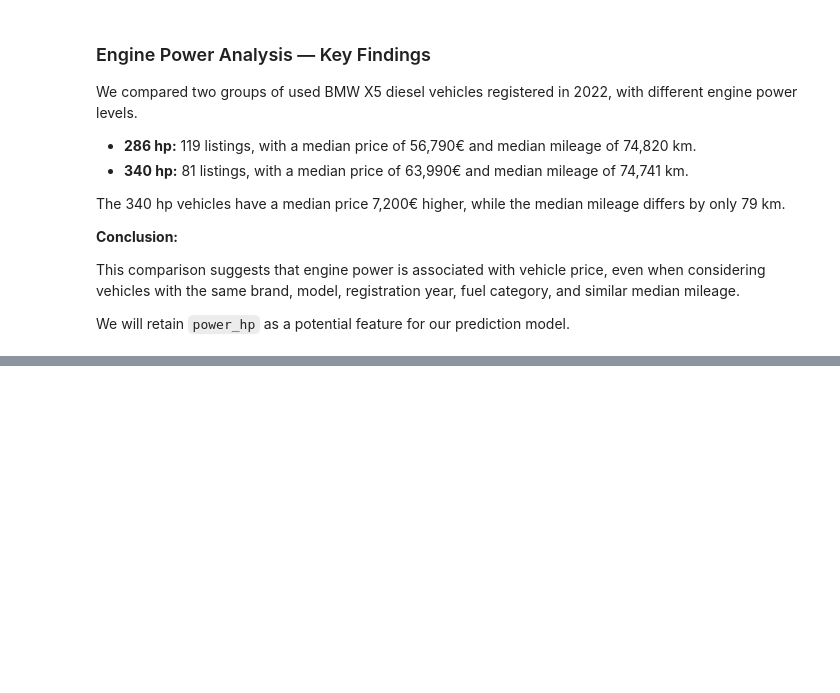
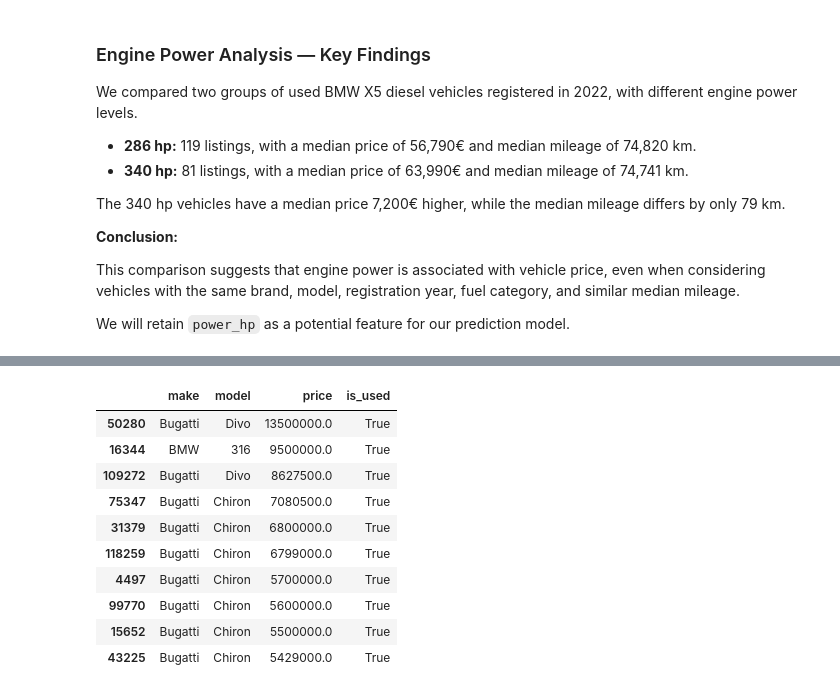
Before and after one commit to FranciscoVieira10/car-price-prediction, a Jupyter notebook: notebooks/01_exploratory_analysis.ipynb, the cells around one changed output, grey strips where cells are left out. Saved outputs shown, nothing was run; the diff lists cells and outputs as text; code cells hidden in the pictures; blank space fills up the shorter version.

```diff
--- a/notebooks/01_exploratory_analysis.ipynb
+++ b/notebooks/01_exploratory_analysis.ipynb
@@ -589,0 +623,14 @@ We will retain `power_hp` as a potential feature for our prediction model.
+# %%
+df.nlargest(10, "price")[["make", "model", "price", "is_used"]]
+# %% [output]
+|  | make | model | price | is_used |
+| 50280 | Bugatti | Divo | 13500000.0 | True |
+| 16344 | BMW | 316 | 9500000.0 | True |
+| 109272 | Bugatti | Divo | 8627500.0 | True |
+| 75347 | Bugatti | Chiron | 7080500.0 | True |
+| 31379 | Bugatti | Chiron | 6800000.0 | True |
+| 118259 | Bugatti | Chiron | 6799000.0 | True |
+| 4497 | Bugatti | Chiron | 5700000.0 | True |
+| 99770 | Bugatti | Chiron | 5600000.0 | True |
+| 15652 | Bugatti | Chiron | 5500000.0 | True |
+| 43225 | Bugatti | Chiron | 5429000.0 | True |
```
Also changed, not shown: parts of 5 cells of this notebook.
